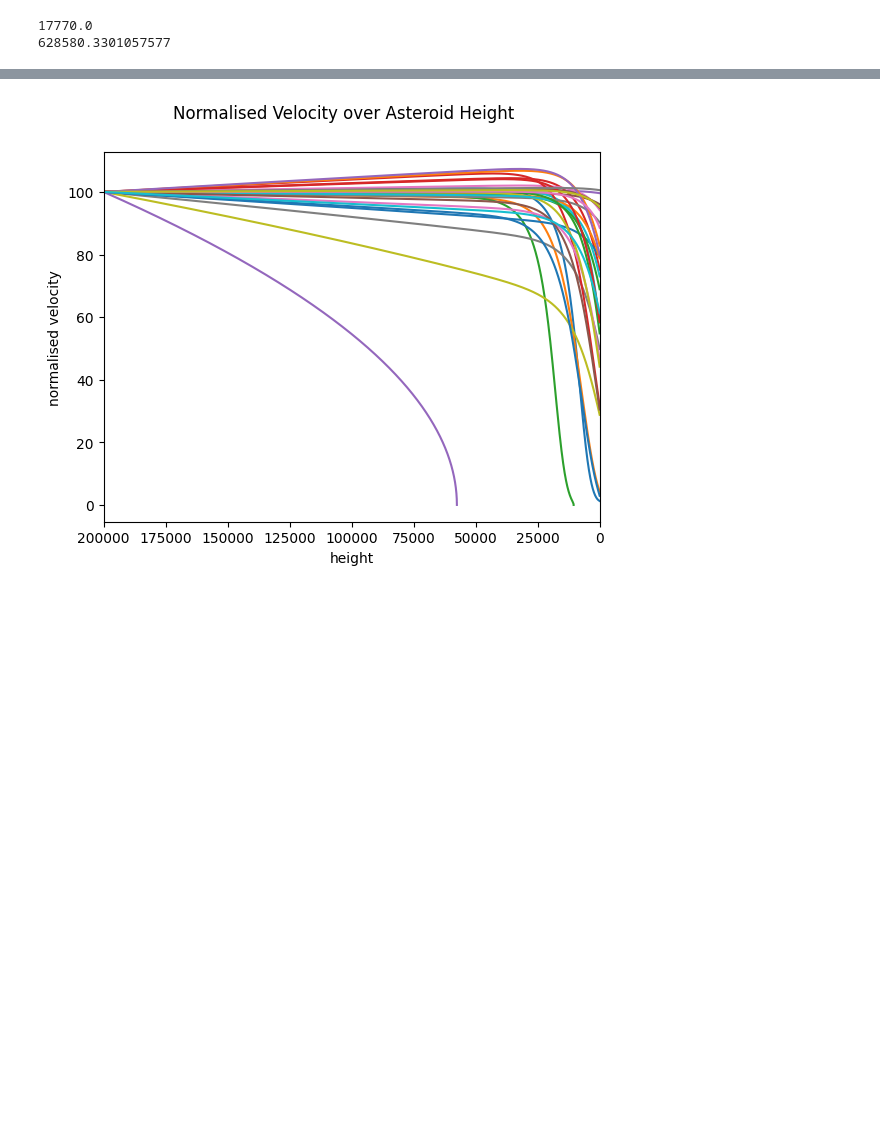
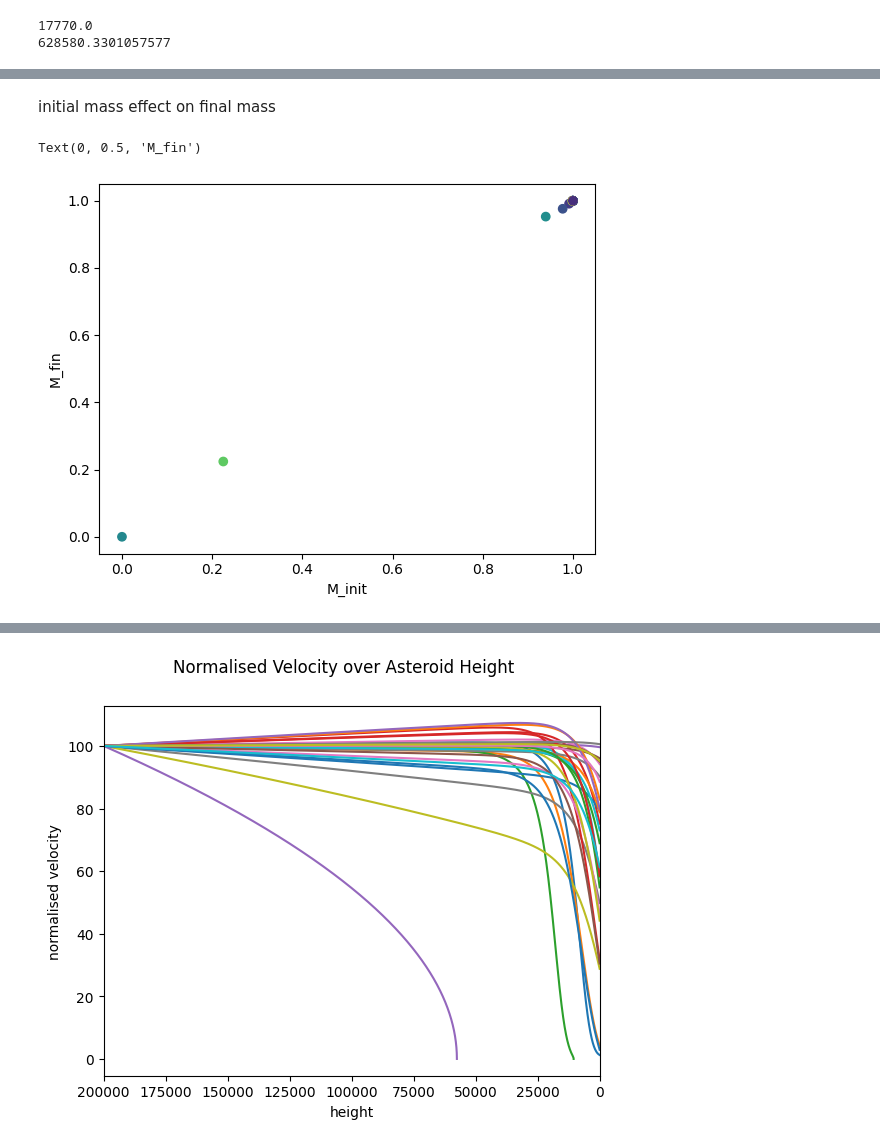
Before and after one commit to koenweverink/Roku-s-Bane, a Jupyter notebook: analysis.ipynb, the cells around one changed output, grey strips where cells are left out. Drawn from its saved outputs; the diff is of its cells as text; code cells hidden in the pictures; blank space fills up the shorter version.

```diff
--- a/analysis.ipynb
+++ b/analysis.ipynb
@@ -142,0 +147,12 @@ print(reg.coef_)
+# %% [markdown]
+initial mass effect on final mass
+# %%
+# cmap_initV = sns.heatmap(df['V_init'], cmap=cm.coolwarm)
+x_var = [(max(df['M_init']) - m_init) / max(df['M_init']) for m_init in df['M_init']]
+y_var = [(max(df['m_fin']) - m_fini ) / max(df['m_fin'])for m_fini in df['m_fin']]
+plt.scatter(x_var, y_var, c = df['V_init'])
+plt.xlabel('M_init')
+plt.ylabel('M_fin')
+# %% [output]
+Text(0, 0.5, 'M_fin')
+[figure, added]
```
Also changed, not shown: parts of 18 cells of this notebook, 2 other files.
